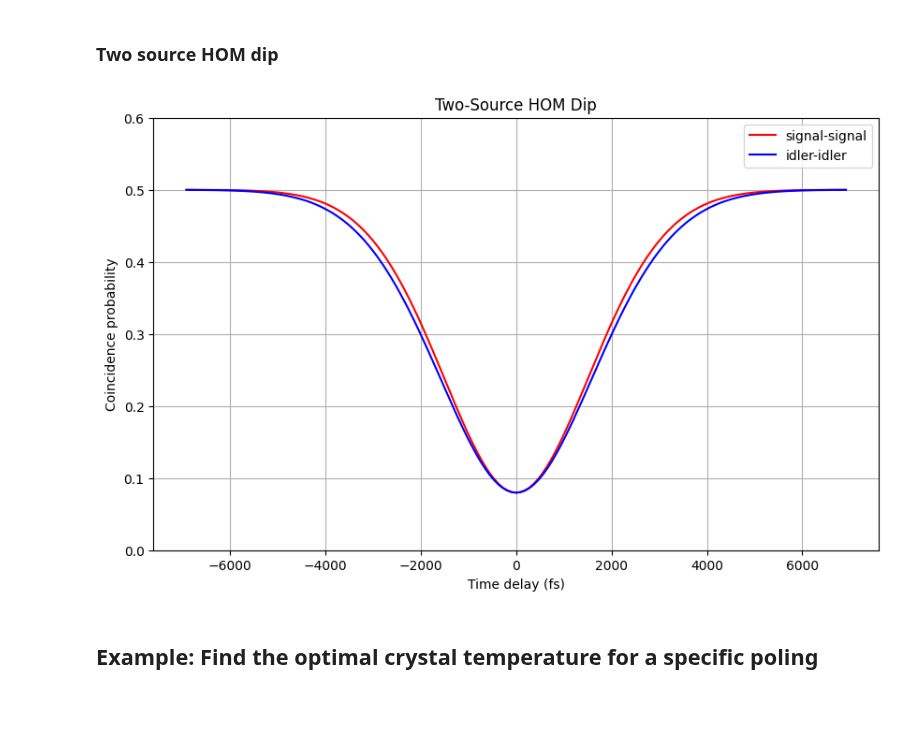
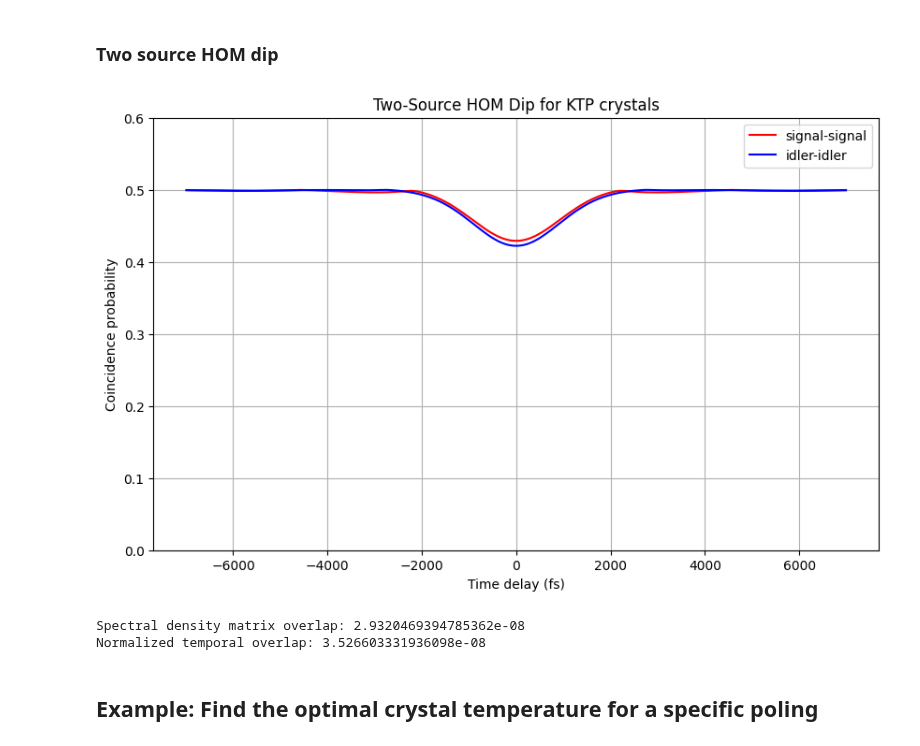
Before and after one commit to nicosieber/PhotonPairLab, a Jupyter notebook: demo.ipynb, the cells around one changed output. Drawn from its saved outputs; the diff is of its cells as text; code cells hidden in the pictures; blank space fills up the shorter version.

Commit message:
fixed the problem where there was always overlap during HOM dip calculation

```diff
--- a/demo.ipynb
+++ b/demo.ipynb
@@ -56,36 +63,50 @@ fig, ax = plotter.plot_schmidt_coefficients(fitting_function=gaussian)
 ### Two source HOM dip
 # %%
 # Initialize the HOMAnalyzer with two results
-analyzer = HOMAnalyzer(results, results)
+analyzer = HOMAnalyzer(results1, results2)
 
 # Compute two-mode HOM interference and time-domain data
 hom_data1 = analyzer.compute_two_mode_HOM(mode1="signal", mode2="signal")
 hom_data2 = analyzer.compute_two_mode_HOM(mode1="idler", mode2="idler")
 
 # Access the results
 P_tau_rescaled_cross1 = hom_data1["P_tau_rescaled_cross"]
 t_signal1 = hom_data1["time_axis"]
 P_tau_rescaled_cross2 = hom_data2["P_tau_rescaled_cross"]
 t_signal2 = hom_data2["time_axis"]
 
 # Apply threshold masks
 threshold = 7000#np.amax(t_signal1)
 mask = (t_signal1 >= -threshold) & (t_signal1 <= threshold)
 
 # Plot the results
 plt.figure(figsize=(10, 6))
 plt.plot(t_signal1[mask], P_tau_rescaled_cross1[mask], label="signal-signal", color="red")
 plt.plot(t_signal2[mask], P_tau_rescaled_cross2[mask], label="idler-idler", color="blue")
 
 plt.xlabel("Time delay (fs)")
 plt.ylabel("Coincidence probability")
 plt.ylim(0,0.6)
-plt.title("Two-Source HOM Dip")
+plt.title("Two-Source HOM Dip for KTP crystals")
 plt.legend()
 plt.grid(True)
 plt.show()
+
+
+rho1, _ = analyzer.get_reduced_density_matrix("signal", 0)
+rho2, _ = analyzer.get_reduced_density_matrix("signal", 1)
+rho1_temporal = convert_to_time_domain(rho1)
+rho2_temporal = convert_to_time_domain(rho2)
+overlap = np.abs(np.sum(np.conj(rho1) * rho2))
+print("Spectral density matrix overlap:", overlap)
+temporal_norm1 = np.sum(np.abs(rho1_temporal)**2)
+temporal_norm2 = np.sum(np.abs(rho2_temporal)**2)
+overlap_temporal_norm = np.abs(np.sum(np.conj(rho1_temporal) * rho2_temporal)) / np.sqrt(temporal_norm1 * temporal_norm2)
+print("Normalized temporal overlap:", overlap_temporal_norm)
 # %% [output]
-[figure, old version]
+[figure, new version]
+Spectral density matrix overlap: 2.9320469394785362e-08
+Normalized temporal overlap: 3.526603331936098e-08
 # %% [markdown]
 ## Example: Find the optimal crystal temperature for a specific poling
 # %% [markdown]
```
Also changed, not shown: parts of 6 cells of this notebook, 2 other files.
